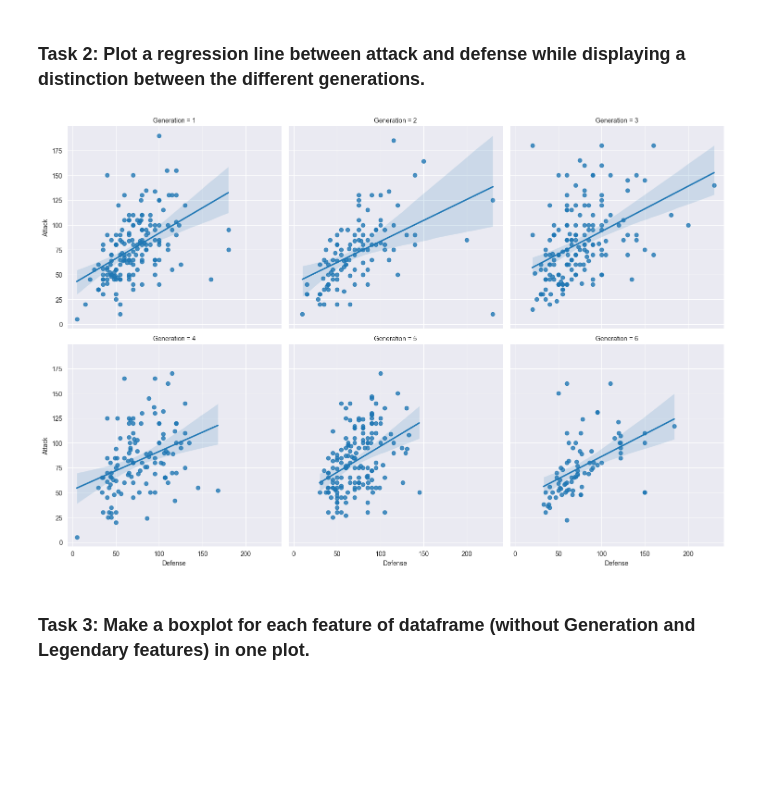
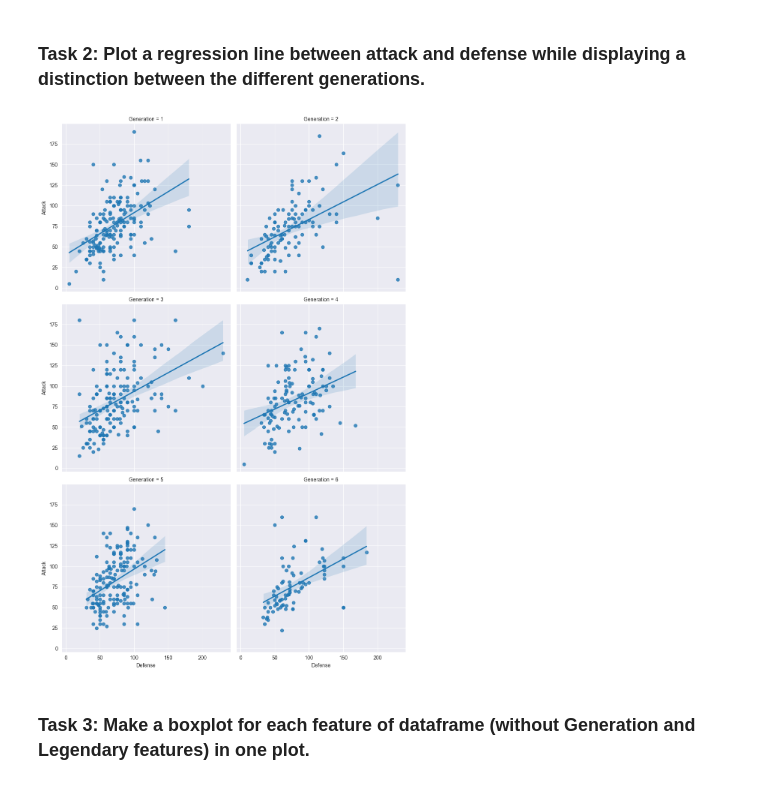
Before and after one commit to jess-moloney/lighthouse-data-notes, a Jupyter notebook: Unit_3/Day_1/dataviz_exercises-master/seaborn_exercise.ipynb, the cells around one changed output. Cells and saved outputs as stored; diff of their text form; code cells hidden in the pictures; blank space fills up the shorter version.

Commit message:
More visualization work

```diff
--- a/Unit_3/Day_1/dataviz_exercises-master/seaborn_exercise.ipynb
+++ b/Unit_3/Day_1/dataviz_exercises-master/seaborn_exercise.ipynb
@@ -35,9 +35,9 @@ Text(0.5, 1.0, 'Attack vs. Defense')
 # %% [markdown]
 ### Task 2: Plot a regression line between attack and defense while displaying a distinction between the different generations.
 # %%
-attack_defense = sns.lmplot(data=df, x="Defense", y="Attack", col="Generation", col_wrap=3)
+attack_defense = sns.lmplot(data=df, x="Defense", y="Attack", col="Generation", col_wrap=2)
 # %% [output]
-[figure, old version]
+[figure, new version]
 # %% [markdown]
 ### Task 3: Make a boxplot for each feature of dataframe (without Generation and Legendary features) in one plot.
 # %%
```
Also changed, not shown: 2 other files.
